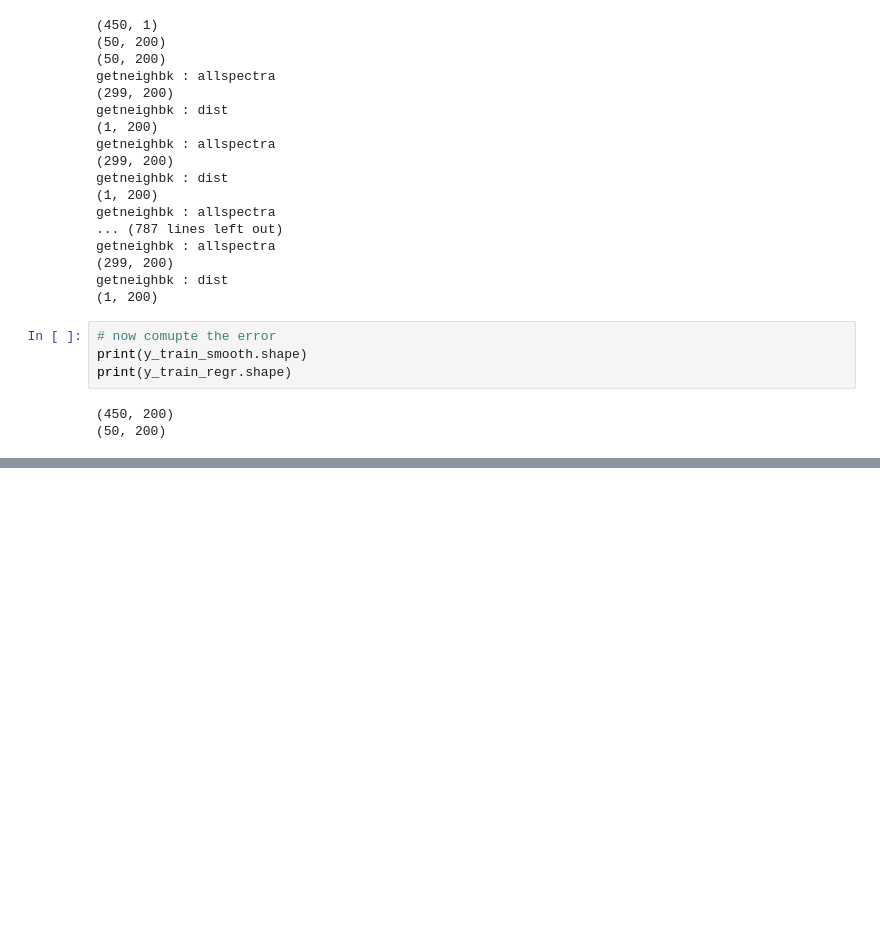
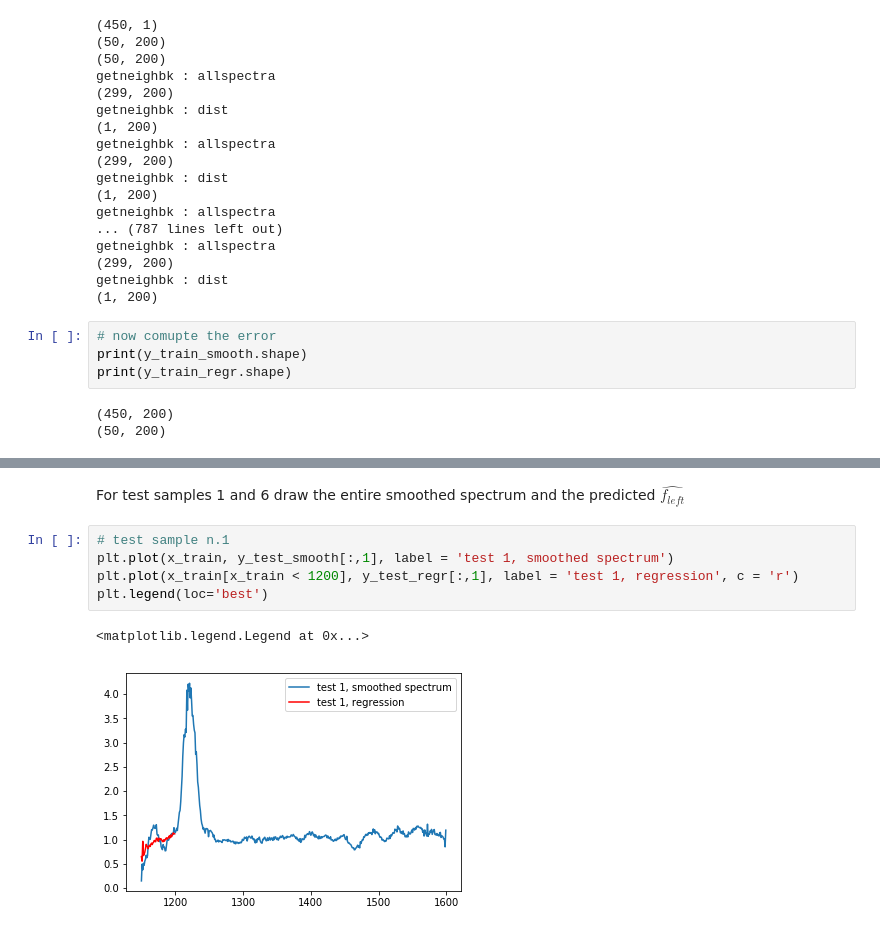
Before and after one commit to francesco-losterzo/MLPractice, a Jupyter notebook: Notebooks/LinearRegression_CS229.ipynb, the cells around one changed output, grey strips where cells are left out. Drawn from its saved outputs; the diff is of its cells as text; blank space fills up the shorter version.

Commit message:
ex.5 completedgit add Notebooks/LinearRegression_CS229.ipynb

```diff
--- a/Notebooks/LinearRegression_CS229.ipynb
+++ b/Notebooks/LinearRegression_CS229.ipynb
@@ -796,0 +838,10 @@ plt.hist(y_error)
+# %% [markdown]
+For test samples 1 and 6 draw the entire smoothed spectrum and the predicted $\hat{f_{left}}$
+# %%
+# test sample n.1
+plt.plot(x_train, y_test_smooth[:,1], label = 'test 1, smoothed spectrum')
+plt.plot(x_train[x_train < 1200], y_test_regr[:,1], label = 'test 1, regression', c = 'r')
+plt.legend(loc='best')
+# %% [output]
+<matplotlib.legend.Legend at 0x...>
+[figure, added]
```
Also changed, not shown: parts of 9 cells of this notebook.
